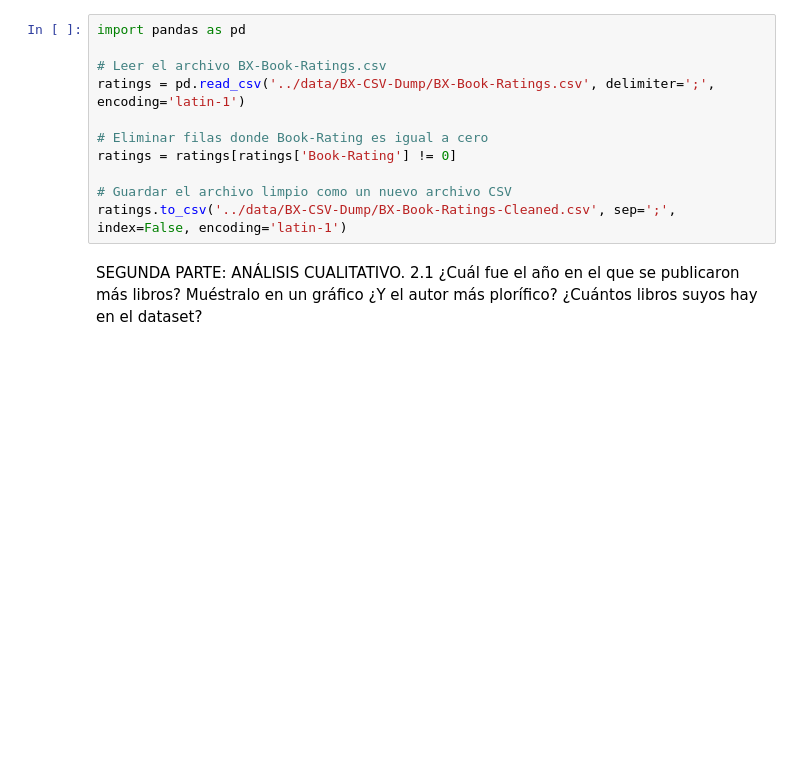
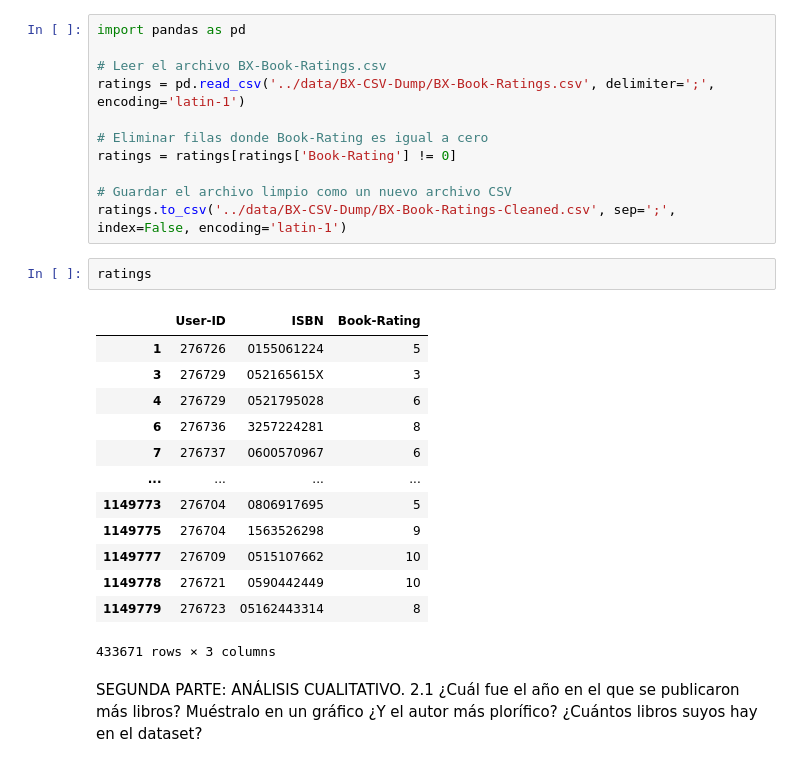
Before and after one commit to sebasfire3/Book-Crossing-, a Jupyter notebook: src/sebas_test.ipynb, the cells around one changed output. Drawn from its saved outputs; the diff is of its cells as text; blank space fills up the shorter version.

```diff
--- a/src/sebas_test.ipynb
+++ b/src/sebas_test.ipynb
@@ -125,6 +133,22 @@ ratings = ratings[ratings['Book-Rating'] != 0]
 
 # Guardar el archivo limpio como un nuevo archivo CSV
 ratings.to_csv('../data/BX-CSV-Dump/BX-Book-Ratings-Cleaned.csv', sep=';', index=False, encoding='latin-1')
+# %%
+ratings
+# %% [output]
+|  | User-ID | ISBN | Book-Rating |
+| 1 | 276726 | 0155061224 | 5 |
+| 3 | 276729 | 052165615X | 3 |
+| 4 | 276729 | 0521795028 | 6 |
+| 6 | 276736 | 3257224281 | 8 |
+| 7 | 276737 | 0600570967 | 6 |
+| ... | ... | ... | ... |
+| 1149773 | 276704 | 0806917695 | 5 |
+| 1149775 | 276704 | 1563526298 | 9 |
+| 1149777 | 276709 | 0515107662 | 10 |
+| 1149778 | 276721 | 0590442449 | 10 |
+| 1149779 | 276723 | 05162443314 | 8 |
+433671 rows × 3 columns
 # %% [markdown]
 SEGUNDA PARTE: ANÁLISIS CUALITATIVO.
 2.1	¿Cuál fue el año en el que se publicaron más libros? Muéstralo en un gráfico ¿Y el autor más plorífico? ¿Cuántos libros suyos hay en el dataset?
```
Also changed, not shown: parts of 15 cells of this notebook, 3 other files.
